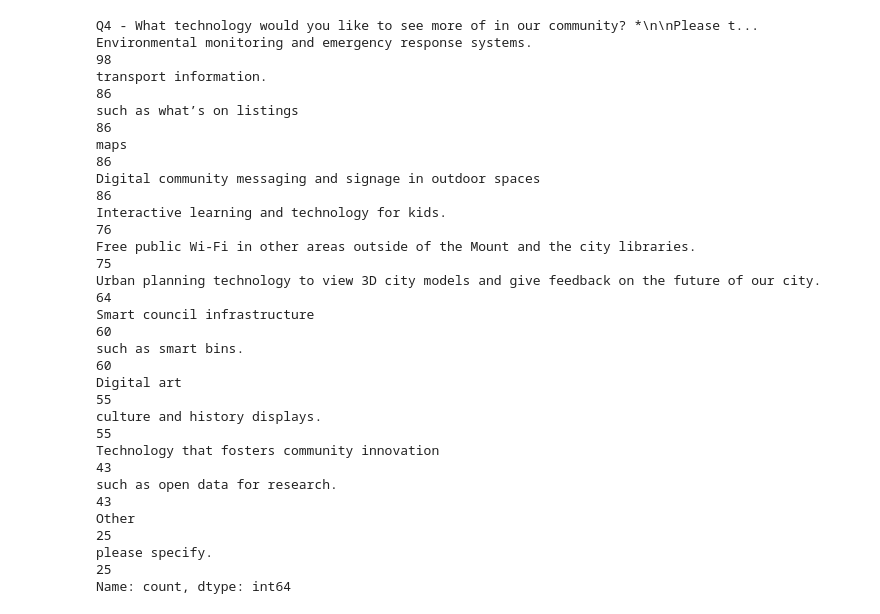
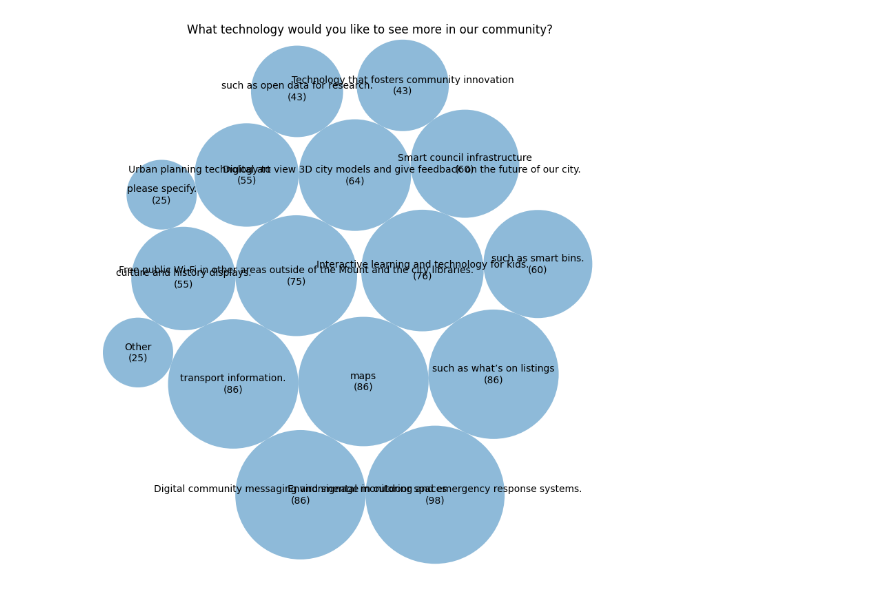
Before and after one commit to cybnz/SurveyVisualisation, a Jupyter notebook: word_cloud.ipynb, the cells around one changed output. Drawn from its saved outputs; the diff is of its cells as text; code cells hidden in the pictures.

Commit message:
Circle packing visualisation

```diff
--- a/word_cloud.ipynb
+++ b/word_cloud.ipynb
@@ -1,36 +1,65 @@
 # %%
 import pandas as pd
+import matplotlib.pyplot as plt
+import circlify
 
 # Read the CSV file
 df = pd.read_csv('data/dashboard-export-11-57-pm-2024-11-21.csv')  # Replace with the actual path to survey CSV file export
 
 # Extract the relevant column
 column_name = 'Q4 - What technology would you like to see more of in our community? *\n\nPlease t...'
 technologies = df[column_name]
 
 # Split the column into individual entries (if it's a comma-separated string)
 technologies_split = technologies.str.split(',').explode().str.strip()
 
 # Count the occurrences of each unique entry
 technology_counts = technologies_split.value_counts()
 
-print(technology_counts)
+# print(technology_counts)
+
+# Compute circle positions
+circles = circlify.circlify(
+    technology_counts.tolist(),
+    show_enclosure=False,
+    target_enclosure=circlify.Circle(x=0, y=0, r=1)
+)
+
+# Reverse the order of the circles to match the order of data
+circles = circles[::-1]
+
+# Create just a figure and only one subplot
+fig, ax = plt.subplots(figsize=(10, 10))
+
+# Title
+ax.set_title('What technology would you like to see more in our community?')
+
+# Remove axes
+ax.axis('off')
+
+# Find axis boundaries
+lim = max(
+    max(
+        abs(circle.x) + circle.r,
+        abs(circle.y) + circle.r,
+    )
+    for circle in circles
+)
+plt.xlim(-lim, lim)
+plt.ylim(-lim, lim)
+
+# List of labels (should correspond to unique values, not the original `df` column)
+labels = technology_counts.index
+
+# Print circles with labels
+for circle, label, count in zip(circles, labels, technology_counts):
+    x, y, r = circle
+    ax.add_patch(plt.Circle((x, y), r, alpha=0.5, linewidth=2))
+    plt.annotate(
+        f"{label}\n({count})",  # Add count to label
+        (x, y),
+        va='center',
+        ha='center'
+    )
 # %% [output]
-Q4 - What technology would you like to see more of in our community? *\n\nPlease t...
-Environmental monitoring and emergency response systems.                                         98
-transport information.                                                                           86
-such as what’s on listings                                                                       86
-maps                                                                                             86
-Digital community messaging and signage in outdoor spaces                                        86
-Interactive learning and technology for kids.                                                    76
-Free public Wi-Fi in other areas outside of the Mount and the city libraries.                    75
-Urban planning technology to view 3D city models and give feedback on the future of our city.    64
-Smart council infrastructure                                                                     60
-such as smart bins.                                                                              60
-Digital art                                                                                      55
-culture and history displays.                                                                    55
-Technology that fosters community innovation                                                     43
-such as open data for research.                                                                  43
-Other                                                                                            25
-please specify.                                                                                  25
-Name: count, dtype: int64
+[figure, added]
```
Also changed, not shown: 1 other file.
